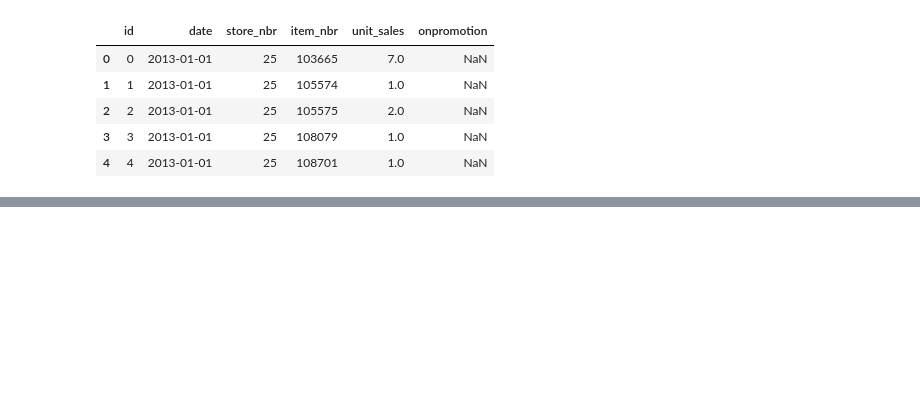
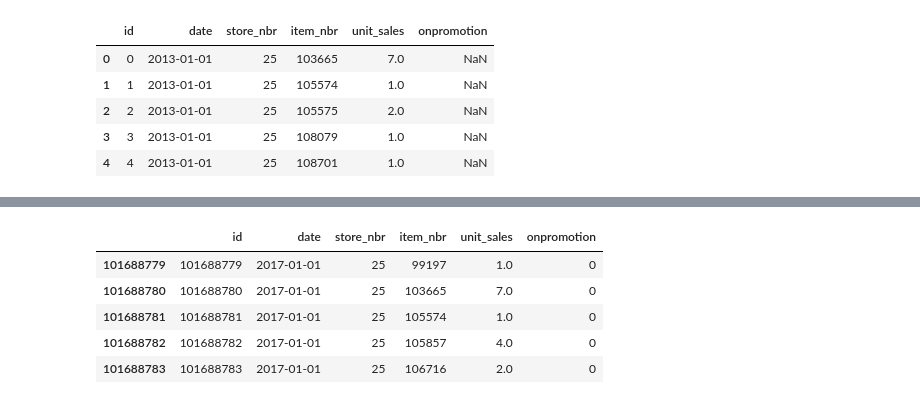
Before and after one commit to ambigus9/favorita-grocery-sales-forecasting, a Jupyter notebook: Favorita Grocery Sales Analytics.ipynb, the cells around one changed output, grey strips where cells are left out. Saved outputs shown, nothing was run; the diff lists cells and outputs as text; code cells hidden in the pictures; blank space fills up the shorter version.

```diff
--- a/Favorita Grocery Sales Analytics.ipynb
+++ b/Favorita Grocery Sales Analytics.ipynb
@@ -47,0 +300,19 @@ dtype: float64
+# %%
+import pandas as pd
+import numpy as np
+import time
+
+start = time.time()
+
+train_list = []
+
+dtypes = {'id':'uint32', 'item_nbr':'int32', 'store_nbr':'int8', 'unit_sales':'float32'}
+
+chunk_iter = pd.read_csv("data/train.csv", usecols=[1,2,3,4], dtype=dtypes, parse_dates=["date"], skiprows=range(1, 86672217) , chunksize=1000000)
+
+for chunk in chunk_iter:
+    train_list.append(chunk)
+df_train = pd.concat(train_list)
+
+print("Time: ", time.strftime("%M:%S", time.gmtime(time.time() - start)) )
+df_train.head()
@@ -47,0 +327,5 @@ dtype: float64
+# %%
+df_train.loc[(df_train.unit_sales<0),'unit_sales'] = 0 # eliminate negatives
+df_train['unit_sales'] =  df_train['unit_sales'].apply(pd.np.log1p) #logarithm conversion
+# %%
+df_train['dow'] = df_train['date'].dt.dayofweek
@@ -47,0 +377,10 @@ dtype: float64
+# %%
+df_train["onpromotion"] = df_train["onpromotion"]*1
+df_train.head()
+# %% [output]
+|  | id | date | store_nbr | item_nbr | unit_sales | onpromotion |
+| 101688779 | 101688779 | 2017-01-01 | 25 | 99197 | 1.0 | 0 |
+| 101688780 | 101688780 | 2017-01-01 | 25 | 103665 | 7.0 | 0 |
+| 101688781 | 101688781 | 2017-01-01 | 25 | 105574 | 1.0 | 0 |
+| 101688782 | 101688782 | 2017-01-01 | 25 | 105857 | 4.0 | 0 |
+| 101688783 | 101688783 | 2017-01-01 | 25 | 106716 | 2.0 | 0 |
```
Also changed, not shown: parts of 48 cells of this notebook, 1 other file.
